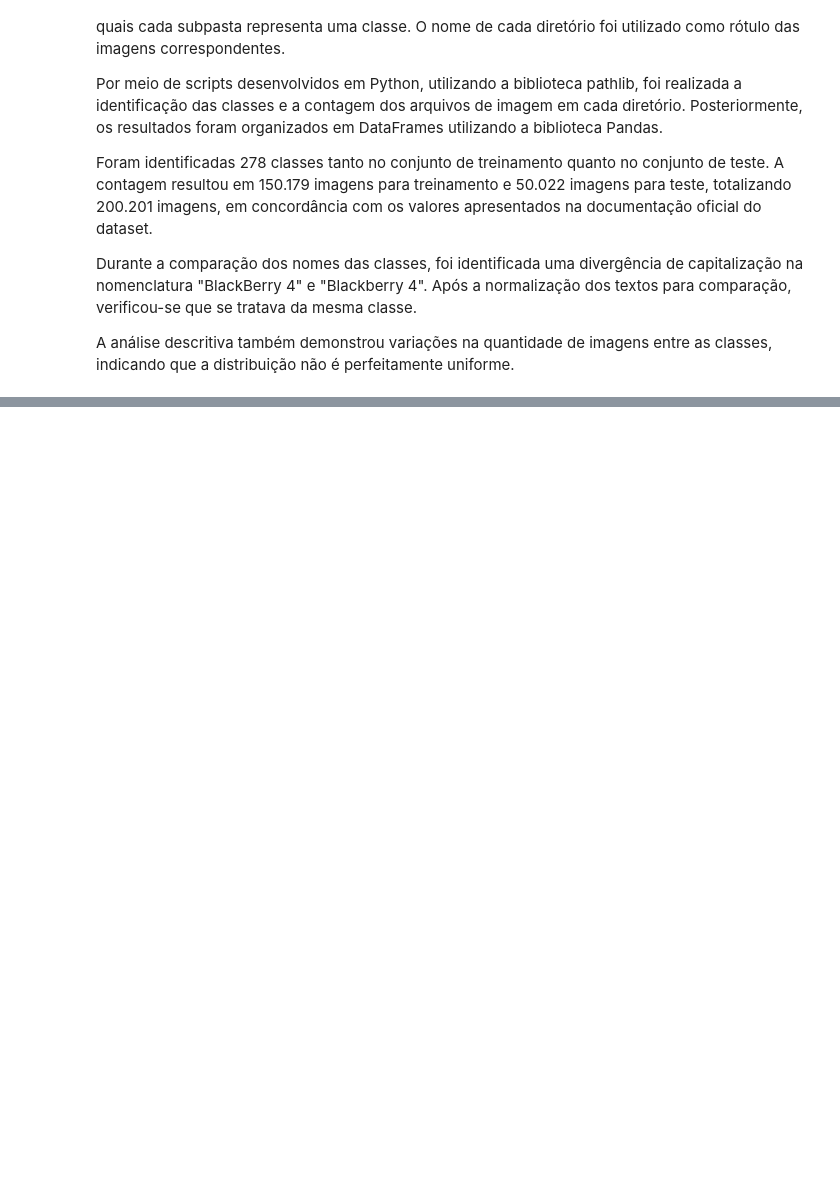
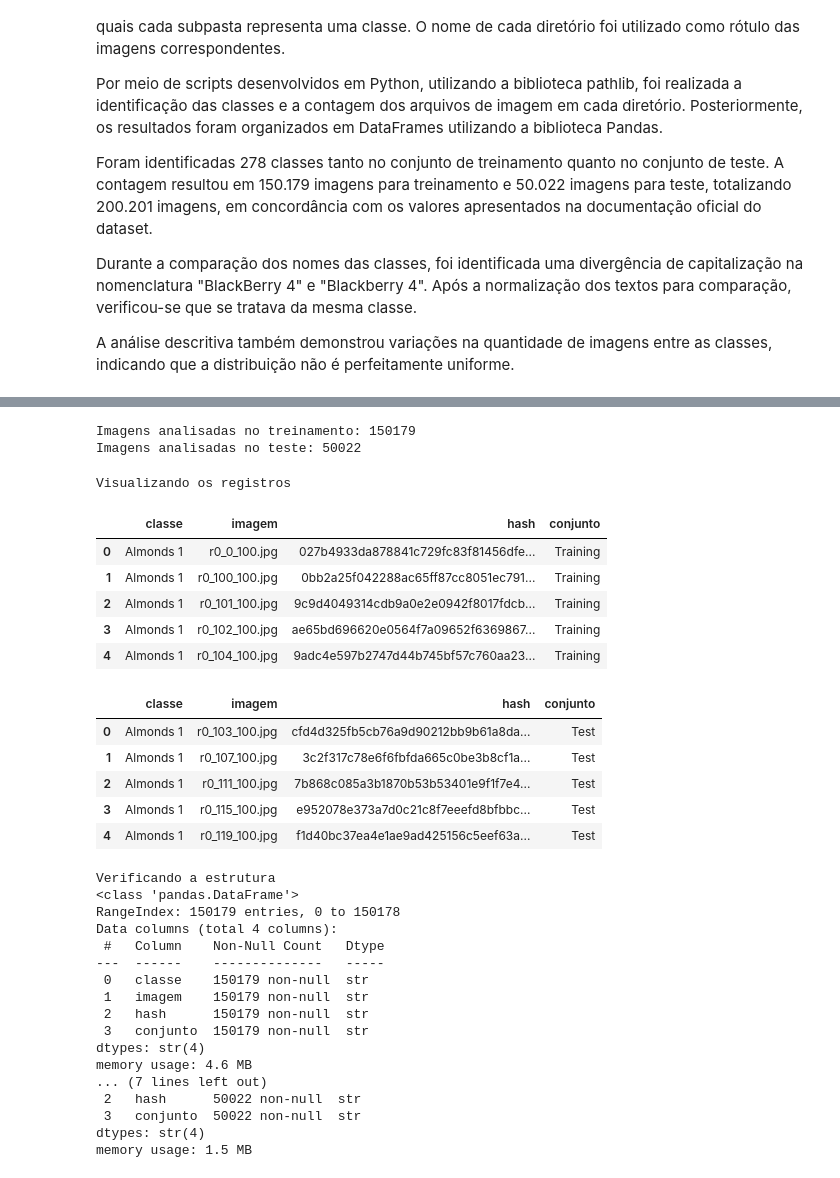
Before and after one commit to HellenLavyne/Computer-vision-applied-to-food-classification, a Jupyter notebook: 01_analise_e_preparacao_do_dataset.ipynb, the cells around one changed output, grey strips where cells are left out. Drawn from its saved outputs; the diff is of its cells as text; code cells hidden in the pictures; blank space fills up the shorter version.

```diff
--- a/01_analise_e_preparacao_do_dataset.ipynb
+++ b/01_analise_e_preparacao_do_dataset.ipynb
@@ -231,0 +491,62 @@ A análise descritiva também demonstrou variações na quantidade de imagens en
+# %%
+# Calculando os hashes das imagens de teste
+hashes_teste = []
+for pasta in caminho_teste.iterdir():
+    if pasta.is_dir():
+        for caminho_imagem in pasta.glob("*.jpg"):
+            hash_imagem = Calcula_hash(caminho_imagem)
+            registro = {"classe": pasta.name,
+                        "imagem": caminho_imagem.name,
+                        "hash": hash_imagem,
+                        "conjunto": "Test"}
+            hashes_teste.append(registro)
+# %%
+# Transformando os resultados em DataFrames
+df_hashes_treino = pd.DataFrame(hashes_treino)
+df_hashes_teste = pd.DataFrame(hashes_teste)
+
+print("Imagens analisadas no treinamento:", len(df_hashes_treino))
+print("Imagens analisadas no teste:", len(df_hashes_teste))
+# %% [output]
+Imagens analisadas no treinamento: 150179
+Imagens analisadas no teste: 50022
+# %%
+# Visualizando os registros
+print("Visualizando os registros")
+display(df_hashes_treino.head())
+display(df_hashes_teste.head())
+
+print("Verificando a estrutura")
+df_hashes_treino.info()
+df_hashes_teste.info()
+# %% [output]
+Visualizando os registros
+|  | classe | imagem | hash | conjunto |
+| 0 | Almonds 1 | r0_0_100.jpg | 027b4933da878841c729fc83f81456dfe... | Training |
+| 1 | Almonds 1 | r0_100_100.jpg | 0bb2a25f042288ac65ff87cc8051ec791... | Training |
+| 2 | Almonds 1 | r0_101_100.jpg | 9c9d4049314cdb9a0e2e0942f8017fdcb... | Training |
+| 3 | Almonds 1 | r0_102_100.jpg | ae65bd696620e0564f7a09652f6369867... | Training |
+| 4 | Almonds 1 | r0_104_100.jpg | 9adc4e597b2747d44b745bf57c760aa23... | Training |
+|  | classe | imagem | hash | conjunto |
+| 0 | Almonds 1 | r0_103_100.jpg | cfd4d325fb5cb76a9d90212bb9b61a8da... | Test |
+| 1 | Almonds 1 | r0_107_100.jpg | 3c2f317c78e6f6fbfda665c0be3b8cf1a... | Test |
+| 2 | Almonds 1 | r0_111_100.jpg | 7b868c085a3b1870b53b53401e9f1f7e4... | Test |
+| 3 | Almonds 1 | r0_115_100.jpg | e952078e373a7d0c21c8f7eeefd8bfbbc... | Test |
+| 4 | Almonds 1 | r0_119_100.jpg | f1d40bc37ea4e1ae9ad425156c5eef63a... | Test |
+Verificando a estrutura
+<class 'pandas.DataFrame'>
+RangeIndex: 150179 entries, 0 to 150178
+Data columns (total 4 columns):
+ #   Column    Non-Null Count   Dtype
+---  ------    --------------   -----
+ 0   classe    150179 non-null  str
+ 1   imagem    150179 non-null  str
+ 2   hash      150179 non-null  str
+ 3   conjunto  150179 non-null  str
+dtypes: str(4)
+memory usage: 4.6 MB
+... (7 lines left out)
+ 2   hash      50022 non-null  str
+ 3   conjunto  50022 non-null  str
+dtypes: str(4)
+memory usage: 1.5 MB
```
Also changed, not shown: parts of 31 cells of this notebook, 4 other files.
